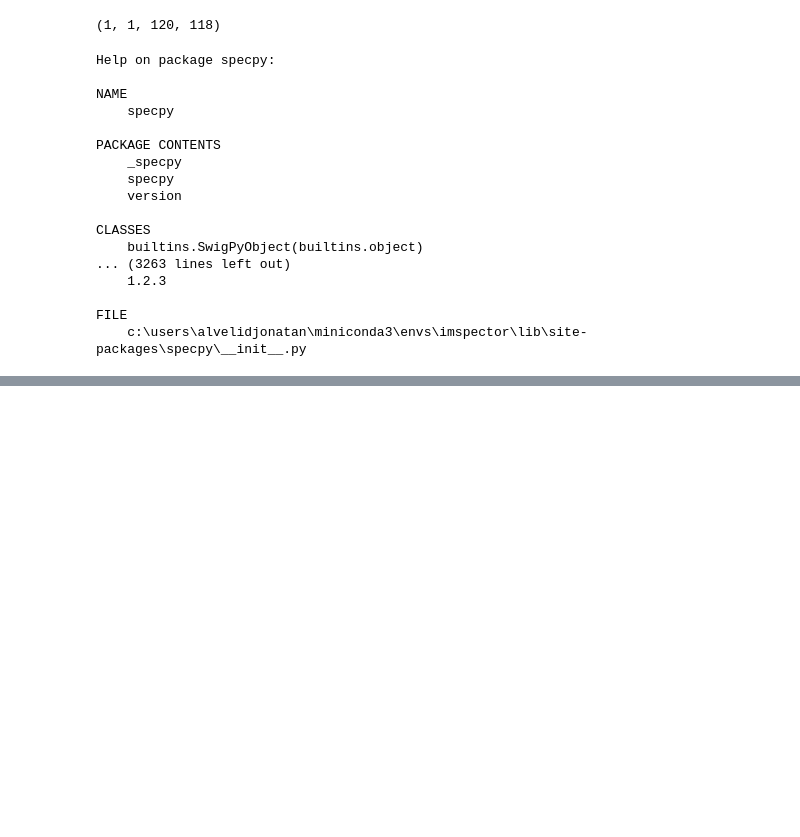
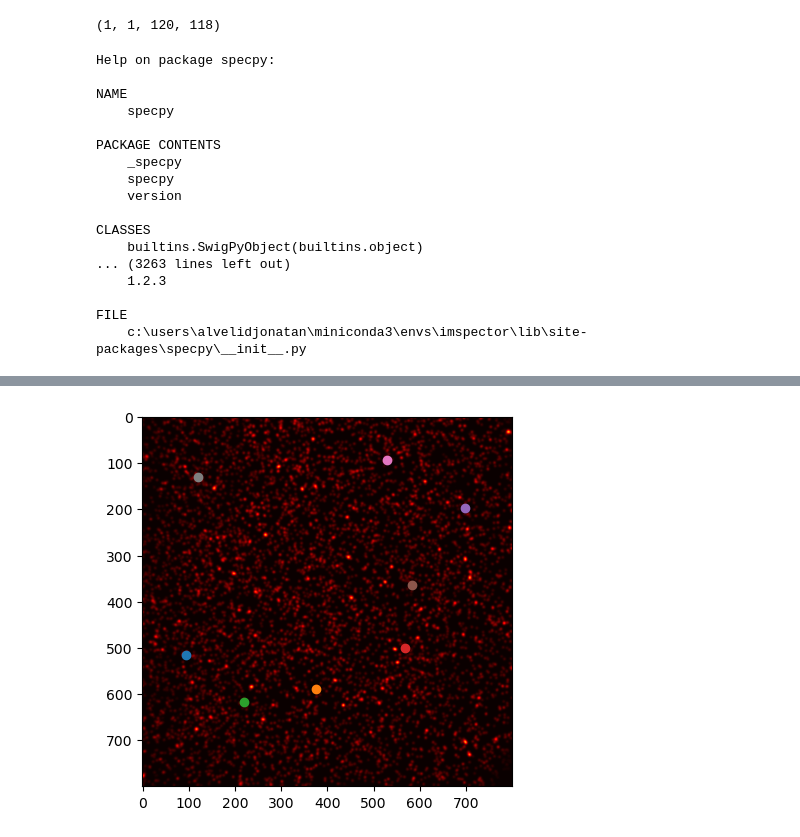
Before and after one commit to jonatanalvelid/etMINFLUX, a Jupyter notebook: test_imspector_con.ipynb, the cells around one changed output, grey strips where cells are left out. Saved outputs shown, nothing was run; the diff lists cells and outputs as text; code cells hidden in the pictures; blank space fills up the shorter version.

```diff
--- a/test_imspector_con.ipynb
+++ b/test_imspector_con.ipynb
@@ -83,0 +88,78 @@ stack 8: shape (1, 1, 25, 25)
+# %%
+prev_frames=None
+testmode=False
+exinfo=None
+min_dist=30
+thresh_abs=30
+num_peaks=30
+smoothing_radius=2
+border_limit=15
+init_smooth=1
+
+img = np.array(img_raw).astype('float32')
+prev_frame = np.zeros(np.shape(img)).astype('float32')
+
+if init_smooth==1:
+    img = ndi.gaussian_filter(img, smoothing_radius)
+    prev_frame = ndi.gaussian_filter(prev_frame, smoothing_radius)
+
+img_ana = img
+
+# Peak_local_max as a combo of opencv and numpy
+size = int(2 * min_dist + 1)
+img_ana = np.clip(img_ana, a_min=0, a_max=None)
+img_ana = img_ana.astype('float32')
+# get filter structuring element
+footprint = cv2.getStructuringElement(cv2.MORPH_RECT, ksize=[size,size])
+# maximum filter (dilation + equal)
+image_max = cv2.dilate(img_ana, kernel=footprint)
+mask = np.equal(img_ana, np.array(image_max))
+mask &= np.greater(img_ana, thresh_abs)
+
+# get coordinates of peaks
+coordinates = np.nonzero(mask)
+intensities = img_ana[coordinates]
+# highest peak first
+idx_maxsort = np.argsort(-intensities)
+coordinates = tuple(arr for arr in coordinates)
+coordinates = np.transpose(coordinates)[idx_maxsort]
+
+# remove everything on the border (takes ~2-3ms if there are a lot of detected coordinates, but usually this is not the case)
+imsize = np.shape(img)[0]
+idxremove = []
+for idx, coordpair in enumerate(coordinates):
+    if coordpair[0] < border_limit or coordpair[0] > imsize - border_limit or coordpair[1] < border_limit or coordpair[1] > imsize - border_limit:
+        idxremove.append(idx)
+coordinates = np.delete(coordinates,idxremove,axis=0)
+
+# remove everyhting down to a certain length
+if len(coordinates) > num_peaks:
+    coordinates = coordinates[:int(num_peaks),:]
+
+# roi size calculation
+roi_sizes = []
+cut_size = 50
+roi_border = 3
+for coords in coordinates:
+    img_cut = img[coords[0]-int(cut_size/2):coords[0]+int(cut_size/2), coords[1]-int(cut_size/2):coords[1]+int(cut_size/2)]
+    peak_val = img[coords[0],coords[1]]
+    img_cut_mask = img_cut > peak_val/6
+    labels_mask = measure.label(img_cut_mask)
+    regions = measure.regionprops(labels_mask)
+    regions.sort(key=lambda x: x.area, reverse=True)
+    if len(regions) > 1:
+        for region in regions[1:]:
+            labels_mask[region.coords[:,0], region.coords[:,1]] = 0
+    roi_size = [np.max(np.where(labels_mask)[0]) - np.min(np.where(labels_mask)[0]) + roi_border, np.max(np.where(labels_mask)[1]) - np.min(np.where(labels_mask)[1]) + roi_border]
+    roi_sizes.append(roi_size)
+
+# ------------------------------------
+# print and plot
+plt.figure()
+plt.imshow(img, cmap='hot')
+for i in range(len(coordinates)):
+    print(coordinates[i])
+    print(roi_sizes[i])
+    print('')
+    plt.scatter(coordinates[i][1], coordinates[i][0])
+# %% [output]
@@ -83,0 +183 @@ stack 8: shape (1, 1, 25, 25)
+[figure, added]
```
Also changed, not shown: parts of 9 cells of this notebook, 4 other files.
